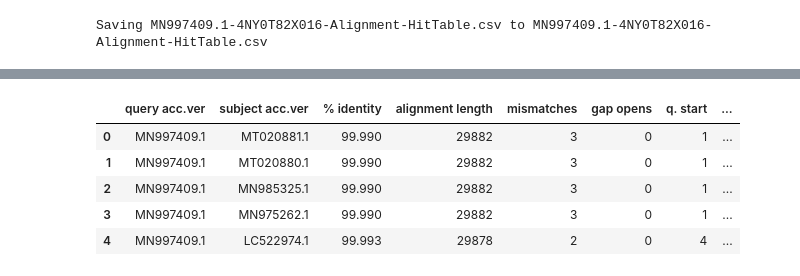
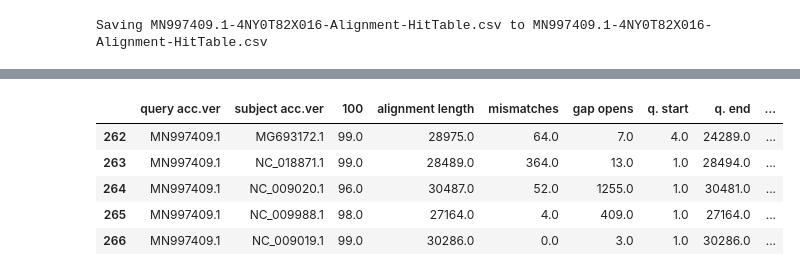
Before and after one commit to NatsuLaxus/FY-project, a Jupyter notebook: PROJECT.ipynb, the cells around one changed output, grey strips where cells are left out. Drawn from its saved outputs; the diff is of its cells as text; code cells hidden in the pictures.

```diff
--- a/PROJECT.ipynb
+++ b/PROJECT.ipynb
@@ -11,4 +11,5 @@ uploaded = files.upload()
 [interactive output not drawn]
 Saving MN997409.1-4NY0T82X016-Alignment-HitTable.csv to MN997409.1-4NY0T82X016-Alignment-HitTable.csv
 # %%
-data = pd.read_csv('MN997409.1-4NY0T82X016-Alignment-HitTable.csv')
+import io
+data = pd.read_csv(io.BytesIO(uploaded['MN997409.1-4NY0T82X016-Alignment-HitTable.csv']))
@@ -23,0 +16,3 @@ data.head()
+# %%
+data = data[:267]
+data
@@ -27,14 +36,14 @@ data = data.rename(columns={"MN997409.1": "query acc.ver", "MN997409.1.1": "subj
                             "0.1":"gap opens","1":"q. start","29882.1":"q. end","1.1":"s. start",
                            "29882.2	":"s. end","0.0":"evalue","55182":"bit score"})
 # %%
-data.head()
+data.tail()
 # %% [output]
-|  | query acc.ver | subject acc.ver | % identity | alignment length | mismatches | gap opens | q. start | ... |
-| 0 | MN997409.1 | MT020881.1 | 99.990 | 29882 | 3 | 0 | 1 | ... |
-| 1 | MN997409.1 | MT020880.1 | 99.990 | 29882 | 3 | 0 | 1 | ... |
-| 2 | MN997409.1 | MN985325.1 | 99.990 | 29882 | 3 | 0 | 1 | ... |
-| 3 | MN997409.1 | MN975262.1 | 99.990 | 29882 | 3 | 0 | 1 | ... |
-| 4 | MN997409.1 | LC522974.1 | 99.993 | 29878 | 2 | 0 | 4 | ... |
+|  | query acc.ver | subject acc.ver | 100 | alignment length | mismatches | gap opens | q. start | q. end | ... |
+| 262 | MN997409.1 | MG693172.1 | 99.0 | 28975.0 | 64.0 | 7.0 | 4.0 | 24289.0 | ... |
+| 263 | MN997409.1 | NC_018871.1 | 99.0 | 28489.0 | 364.0 | 13.0 | 1.0 | 28494.0 | ... |
+| 264 | MN997409.1 | NC_009020.1 | 96.0 | 30487.0 | 52.0 | 1255.0 | 1.0 | 30481.0 | ... |
+| 265 | MN997409.1 | NC_009988.1 | 98.0 | 27164.0 | 4.0 | 409.0 | 1.0 | 27164.0 | ... |
+| 266 | MN997409.1 | NC_009019.1 | 99.0 | 30286.0 | 0.0 | 3.0 | 1.0 | 30286.0 | ... |
 # %%
 data = data.append(pd.Series(['MN997409.1',	'MN997409.1.1',
                     100.000,	29882,
```
Also changed, not shown: parts of 46 cells of this notebook.
